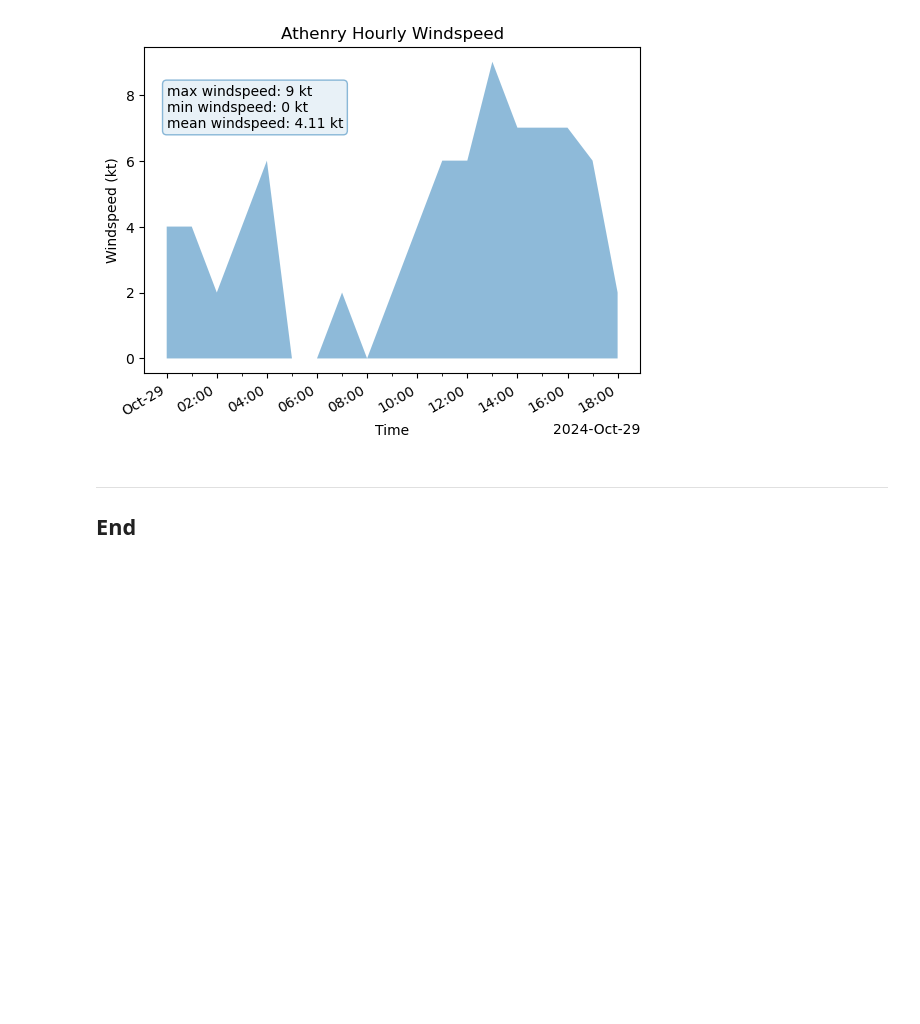
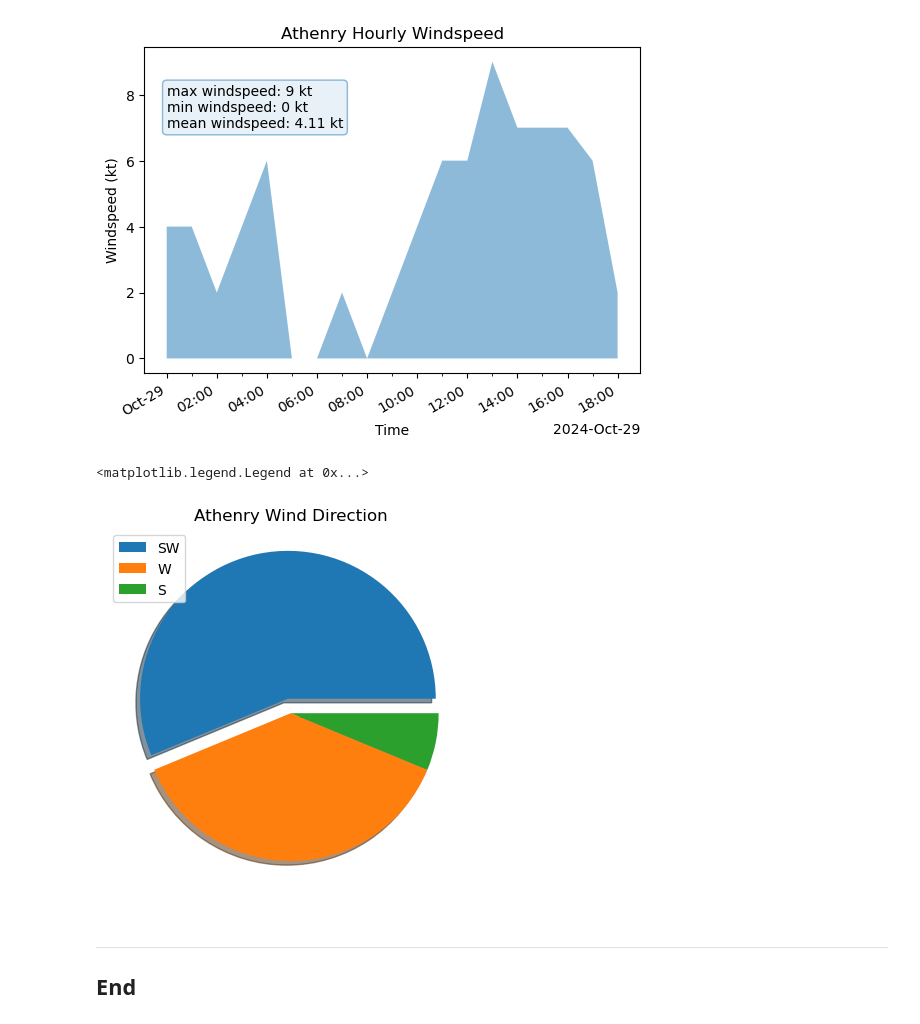
Before and after one commit to eoghanpw/comp_infra-assessment, a Jupyter notebook: weather.ipynb, the cells around one changed output. Cells and saved outputs as stored; diff of their text form; code cells hidden in the pictures; blank space fills up the shorter version.

```diff
--- a/weather.ipynb
+++ b/weather.ipynb
@@ -239,10 +244,21 @@ dtypes: datetime64[ns](1), float64(1), int64(4), object(9)
 memory usage: 2.4+ KB
 # %%
 # Let's update the windSpeed to numeric dype and replace any NaN with 0.
-# Ref: https://pandas.pydata.org/docs/reference/api/pandas.to_numeric.html#pandas-to-numeric
-# Ref: https://pandas.pydata.org/docs/reference/api/pandas.DataFrame.fillna.html#pandas-dataframe-fillna
-df["windSpeed"] = pd.to_numeric(df["windSpeed"], errors="coerce").fillna(value=0)
+# References:
+# https://pandas.pydata.org/docs/reference/api/pandas.to_numeric.html
+# https://pandas.pydata.org/docs/reference/api/pandas.DataFrame.fillna.html
+df["windSpeed"] = pd.to_numeric(df["windSpeed"], downcast="integer",
+                                errors="coerce"
+                                ).fillna(value=0)
+# %%
+# Let's replace blanks in cardinalWindDirection with NaN.
+# References:
+# https://pandas.pydata.org/docs/reference/api/pandas.DataFrame.replace.html
+df["cardinalWindDirection"] = df["cardinalWindDirection"].replace("", np.nan)
 # %%
-# Let's combine the date and reportTime columns into one new column called dateTime.
-# Ref: https://www.statology.org/pandas-combine-date-and-time-columns/
-df["dateTime"] = pd.to_datetime(df["date"].astype(str) + df["reportTime"], format="%Y-%m-%d%H:%M")
+# Let's create new column called dateTime that
+# combines the date and reportTime columns.
+# References:
+# https://www.statology.org/pandas-combine-date-and-time-columns/
+df["dateTime"] = pd.to_datetime(df["date"].astype(str) + df["reportTime"],
+                                format="%Y-%m-%d%H:%M")
@@ -323,6 +344,20 @@ ax.text(x_loc, y_loc, text, bbox=bbox)
 Text(0   2024-10-29
 Name: dateTime, dtype: datetime64[ns], 7, 'max windspeed: 9 kt\nmin windspeed: 0 kt\nmean windspeed: 4.11 kt')
 [figure]
+# %%
+# Let's plot the wind direction.
+fig, ax = plt.subplots()
+
+wind_direction = df["cardinalWindDirection"].value_counts()
+labels = wind_direction.index
+
+ax.pie(wind_direction, shadow=True, explode=(0.1, 0, 0))
+
+ax.set_title("Athenry Wind Direction")
+ax.legend(loc="upper left", labels=labels)
+# %% [output]
+<matplotlib.legend.Legend at 0x...>
+[figure, added]
 # %% [markdown]
 ***
 
```
Also changed, not shown: parts of 7 cells of this notebook, 1 other file.
